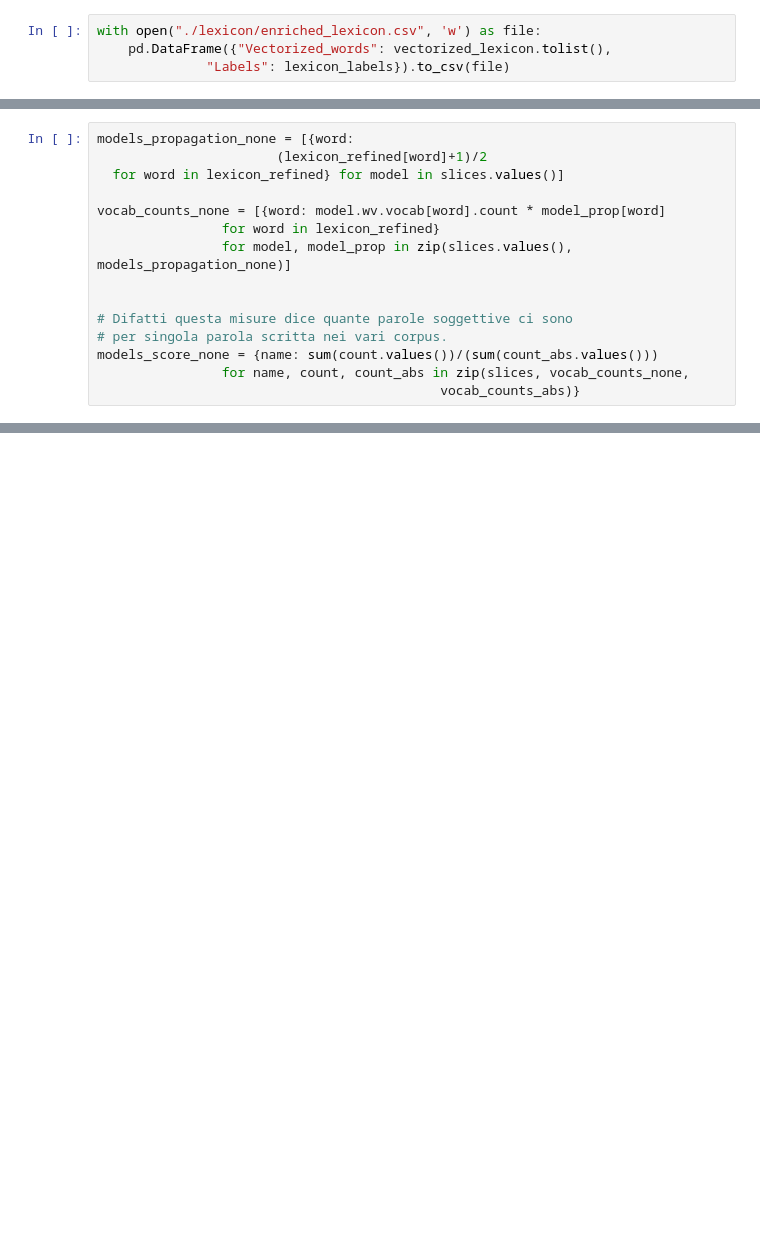
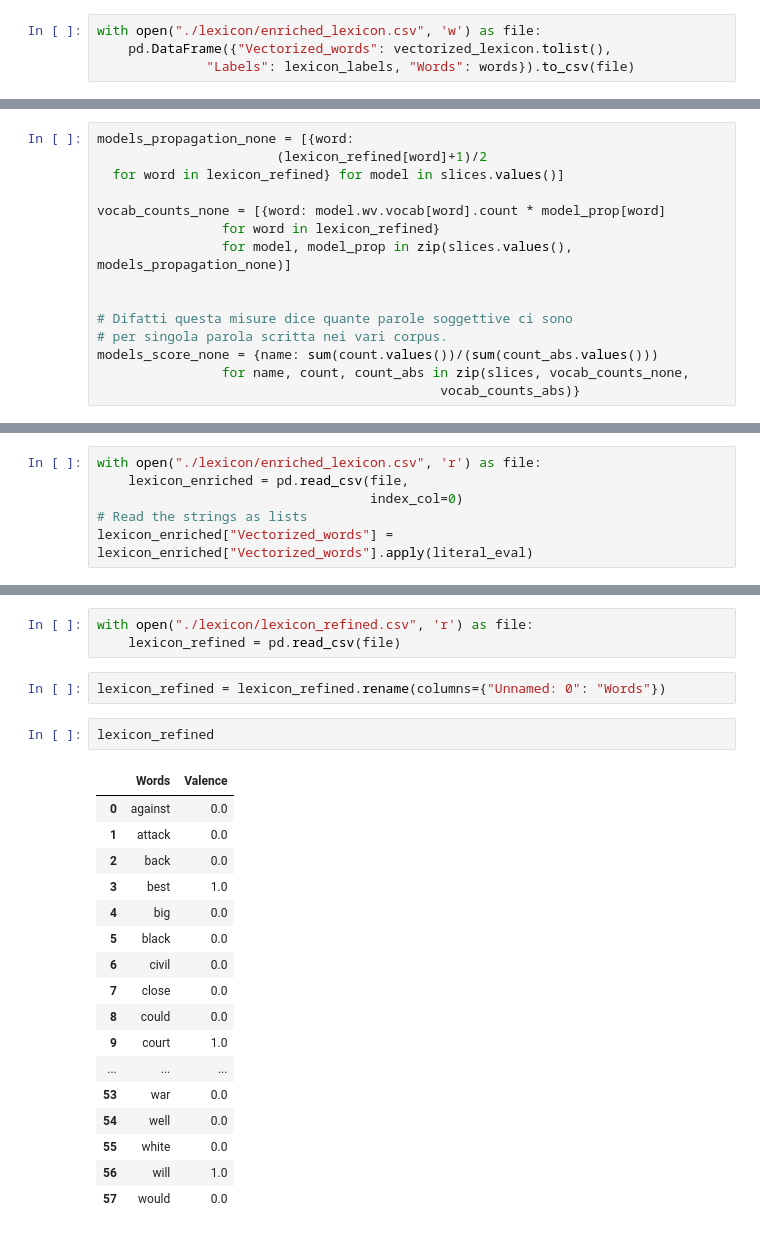
Before and after one commit to Willinki/Just-News, a Jupyter notebook: CADE_testing.ipynb, the cells around one changed output, grey strips where cells are left out. Cells and saved outputs as stored; diff of their text form; blank space fills up the shorter version.

```diff
--- a/CADE_testing.ipynb
+++ b/CADE_testing.ipynb
@@ -306,7 +297,7 @@ Growing:  306
 # %%
 with open("./lexicon/enriched_lexicon.csv", 'w') as file:
     pd.DataFrame({"Vectorized_words": vectorized_lexicon.tolist(),
-              "Labels": lexicon_labels}).to_csv(file)
+              "Labels": lexicon_labels, "Words": words}).to_csv(file)
 # %% [markdown]
 # Score Induction Nicoli
 # %% [markdown]
@@ -483,0 +598,6 @@ models_score_none = {name: sum(count.values())/(sum(count_abs.values()))
+# %%
+with open("./lexicon/enriched_lexicon.csv", 'r') as file:
+    lexicon_enriched = pd.read_csv(file,
+                                   index_col=0)
+# Read the strings as lists
+lexicon_enriched["Vectorized_words"] = lexicon_enriched["Vectorized_words"].apply(literal_eval)
@@ -483,0 +625,25 @@ models_score_none = {name: sum(count.values())/(sum(count_abs.values()))
+# %%
+with open("./lexicon/lexicon_refined.csv", 'r') as file:
+    lexicon_refined = pd.read_csv(file)
+# %%
+lexicon_refined = lexicon_refined.rename(columns={"Unnamed: 0": "Words"})
+# %%
+lexicon_refined
+# %% [output]
+|  | Words | Valence |
+| 0 | against | 0.0 |
+| 1 | attack | 0.0 |
+| 2 | back | 0.0 |
+| 3 | best | 1.0 |
+| 4 | big | 0.0 |
+| 5 | black | 0.0 |
+| 6 | civil | 0.0 |
+| 7 | close | 0.0 |
+| 8 | could | 0.0 |
+| 9 | court | 1.0 |
+| ... | ... | ... |
+| 53 | war | 0.0 |
+| 54 | well | 0.0 |
+| 55 | white | 0.0 |
+| 56 | will | 1.0 |
+| 57 | would | 0.0 |
```
Also changed, not shown: parts of 26 cells of this notebook, 9 other files.
